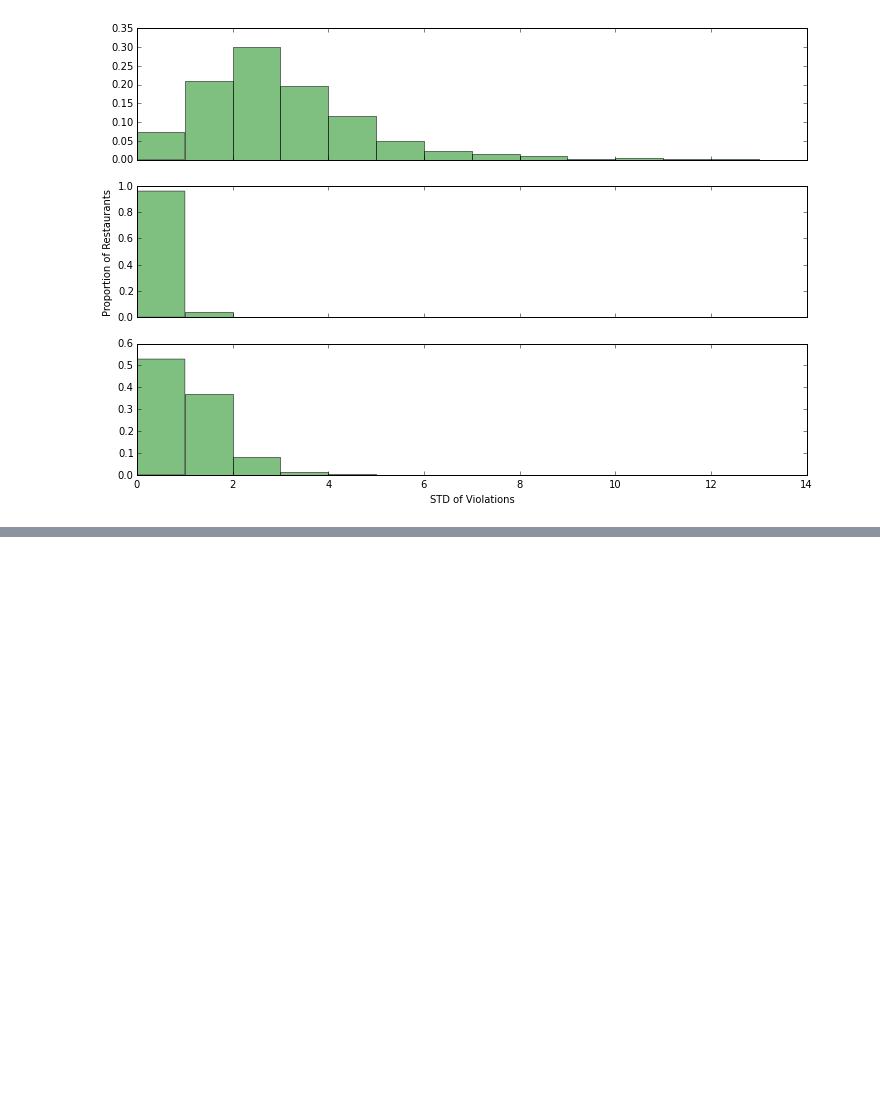
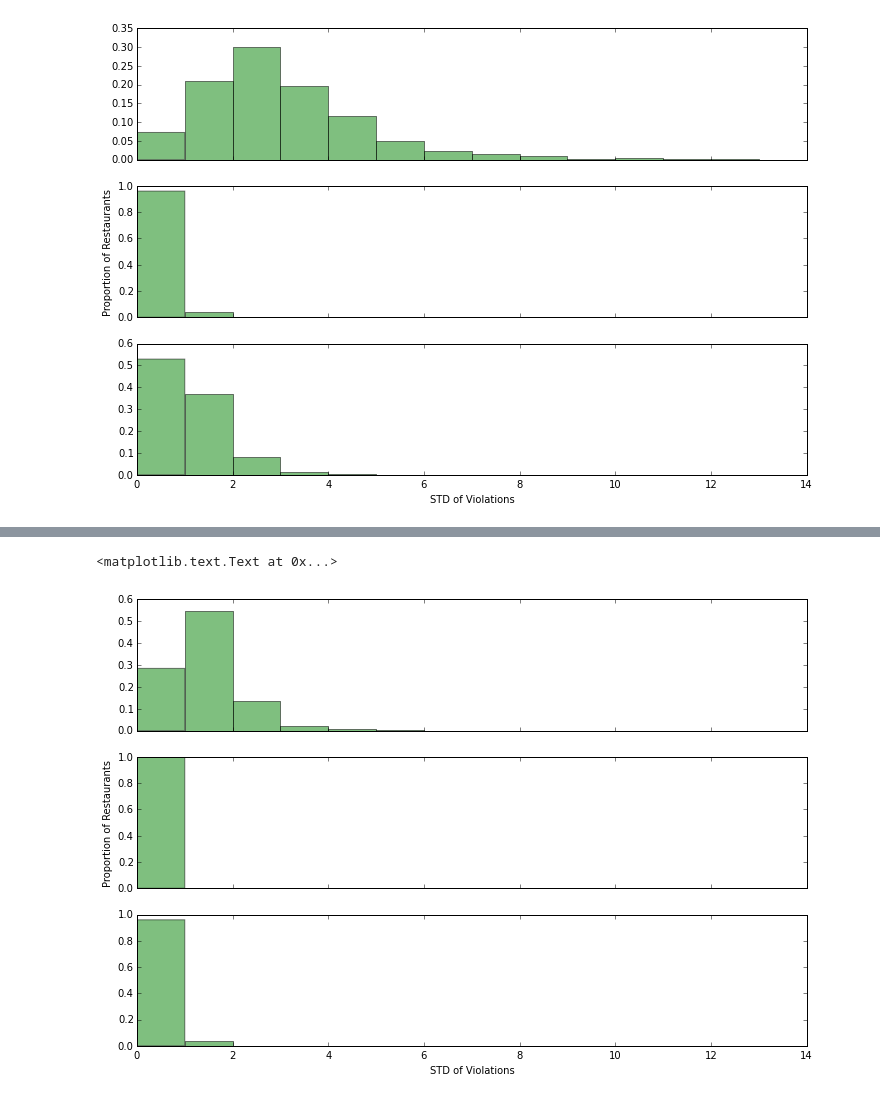
Before and after one commit to reallyasi9/CityOfBostonRestaurantCode, a Jupyter notebook: inspecting_predictions.ipynb, the cells around one changed output, grey strips where cells are left out. Drawn from its saved outputs; the diff is of its cells as text; code cells hidden in the pictures; blank space fills up the shorter version.

```diff
--- a/inspecting_predictions.ipynb
+++ b/inspecting_predictions.ipynb
@@ -102,10 +102,3 @@ axs3[1].set_ylabel("Proportion of Restaurants")
 # %% [output]
 <matplotlib.text.Text at 0x...>
 [figure]
-# %%
-def rmsle_score(estimator, X, y):
-    p = pandas.Series(estimator.predict(X), index=y.index).clip_lower(0)
-    log_pred = p.apply(lambda x: math.log(x + 1))
-    log_true = y.apply(lambda x: math.log(x + 1))
-    s = math.sqrt(1/y.shape[0] * math.pow((log_pred - log_true).sum(), 2))
-    return s
@@ -362,0 +272,13 @@ Best score:
+# %%
+fig5, axs5 = matplotlib.pyplot.subplots(3, sharex=True)
+fig5.set_size_inches(12, 8)
+
+for i, label in enumerate(['*', '**', '***']):
+    train_data = prediction.reset_index().groupby("restaurant_id")[label].std()
+    axs5[i].hist(train_data, normed=True, bins=range(0, 15), facecolor='green', alpha=0.5)
+
+axs5[2].set_xlabel("STD of Violations")
+axs5[1].set_ylabel("Proportion of Restaurants")
+# %% [output]
+<matplotlib.text.Text at 0x...>
+[figure, added]
```
Also changed, not shown: parts of 5 cells of this notebook.
